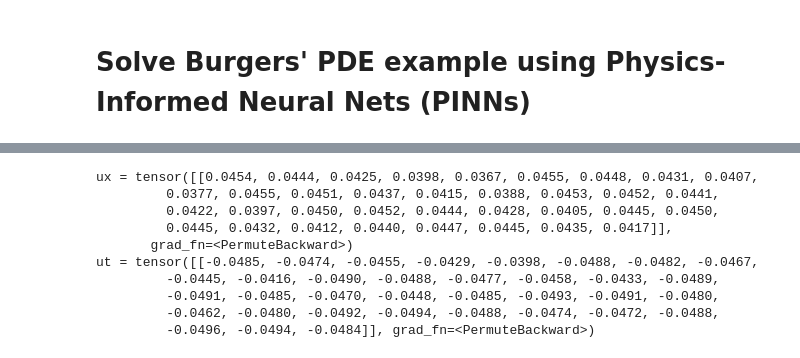
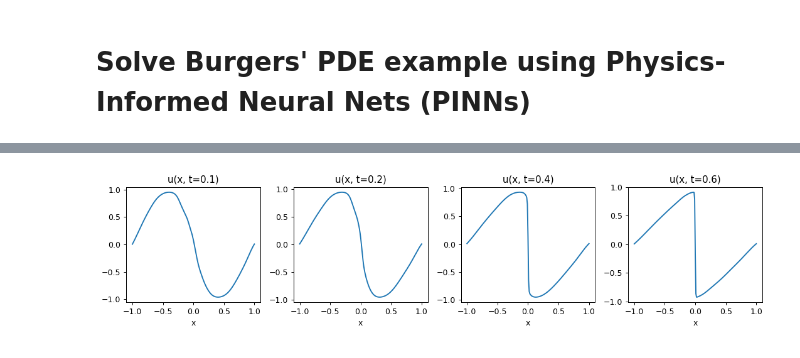
Before and after one commit to arpaiva/PINNs, a Jupyter notebook: PINNs_BurgersPDE.ipynb, the cells around one changed output, grey strips where cells are left out. Saved outputs shown, nothing was run; the diff lists cells and outputs as text; code cells hidden in the pictures.

```diff
--- a/PINNs_BurgersPDE.ipynb
+++ b/PINNs_BurgersPDE.ipynb
@@ -235,21 +234,0 @@ There are two ways to obtain the (partial) derivatives/gradients of a pyTorch fu
-# %%
-class TestNet(nn.Module):
-    def __init__(self):
-        super().__init__()
-        self._layers = [nn.Linear(2, 5),
-                        nn.Linear(5, 1)]
-
-    def forward(self, x, t):
-        xx = torch.cat([x, t], axis=1)
-        h = torch.sigmoid(self._layers[0](xx))
-        y = self._layers[1](h)
-        return y
-
-
-x, t = np.meshgrid(np.linspace(-1, 1, 5), np.linspace(0, 1, 7))
-xx = torch.as_tensor(x.reshape((-1,1))).float().requires_grad_(True)
-tt = torch.as_tensor(t.reshape((-1,1))).float().requires_grad_(True)
-
-net = TestNet()
-u = net(xx, tt)
-print(u.shape)
@@ -275,18 +235,15 @@ ut = tensor([[-0.0485, -0.0474, -0.0455, -0.0429, -0.0398, -0.0488, -0.0482, -0.
-# %%
-# using tensor's backward method
-xx.grad = None
-tt.grad = None
-u.backward(gradient=torch.ones_like(u), create_graph=True)
-print('ux =', xx.grad.T)
-print('ut =', tt.grad.T)
-# %% [output]
-ux = tensor([[0.0454, 0.0444, 0.0425, 0.0398, 0.0367, 0.0455, 0.0448, 0.0431, 0.0407,
-         0.0377, 0.0455, 0.0451, 0.0437, 0.0415, 0.0388, 0.0453, 0.0452, 0.0441,
-         0.0422, 0.0397, 0.0450, 0.0452, 0.0444, 0.0428, 0.0405, 0.0445, 0.0450,
-         0.0445, 0.0432, 0.0412, 0.0440, 0.0447, 0.0445, 0.0435, 0.0417]],
-       grad_fn=<PermuteBackward>)
-ut = tensor([[-0.0485, -0.0474, -0.0455, -0.0429, -0.0398, -0.0488, -0.0482, -0.0467,
-         -0.0445, -0.0416, -0.0490, -0.0488, -0.0477, -0.0458, -0.0433, -0.0489,
-         -0.0491, -0.0485, -0.0470, -0.0448, -0.0485, -0.0493, -0.0491, -0.0480,
-         -0.0462, -0.0480, -0.0492, -0.0494, -0.0488, -0.0474, -0.0472, -0.0488,
-         -0.0496, -0.0494, -0.0484]], grad_fn=<PermuteBackward>)
+# %%
+t_vals = [0.1, 0.2, 0.4, 0.6]
+
+fix, axs = plt.subplots(ncols=len(t_vals), figsize=(3*len(t_vals), 3), dpi=90)
+for t, ax in zip(t_vals, axs):
+    xg = np.linspace(-1, 1, 201)
+    with torch.no_grad():
+        u = pinn(pinn.numpy_to_tensor(xg.reshape((-1, 1))),
+                 pinn.numpy_to_tensor(np.full((len(xg), 1), t)))
+        ax.plot(xg, u.numpy())
+        ax.set_xlabel('x')
+        ax.set_title(f'u(x, t={t})')
+plt.tight_layout()
+# %% [output]
+[figure, added]
```
Also changed, not shown: parts of 8 cells of this notebook.
